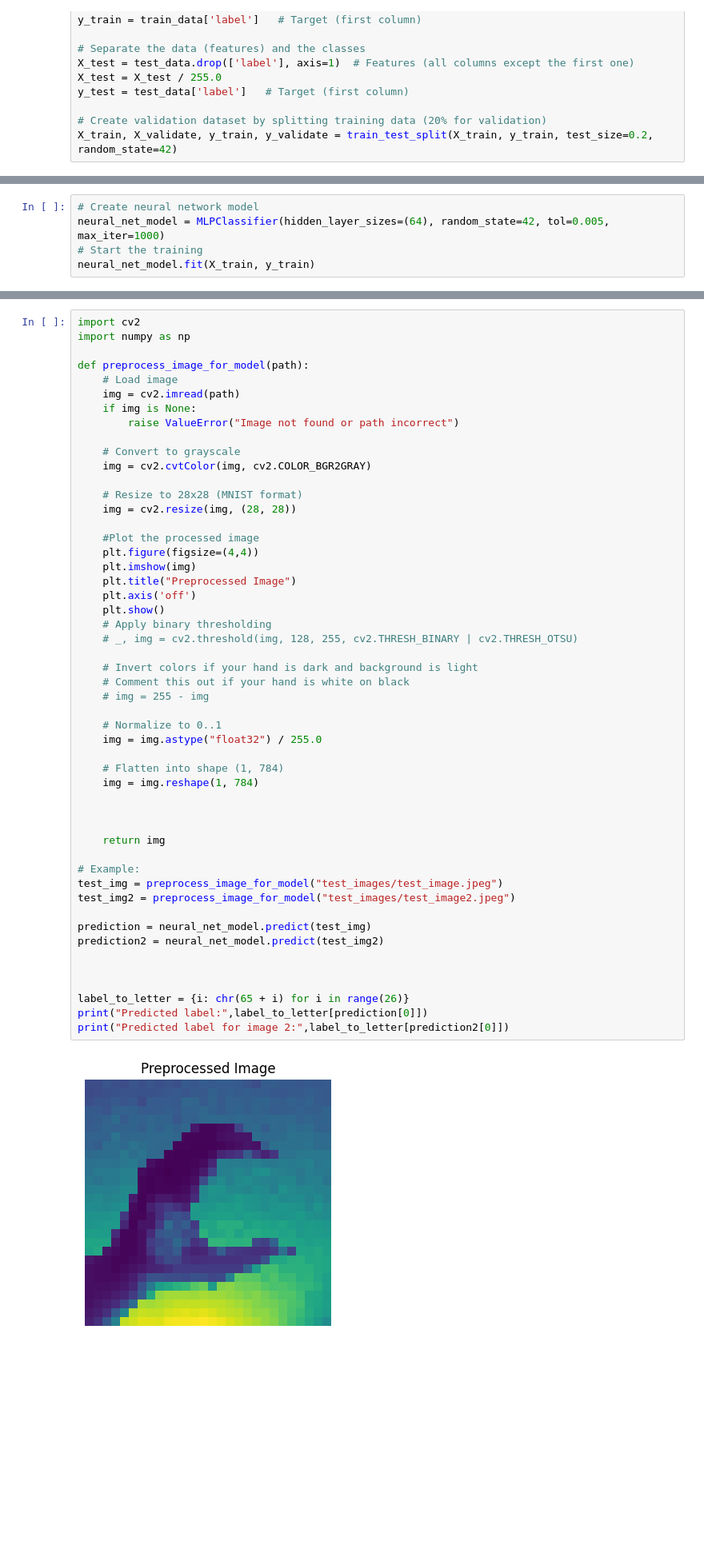
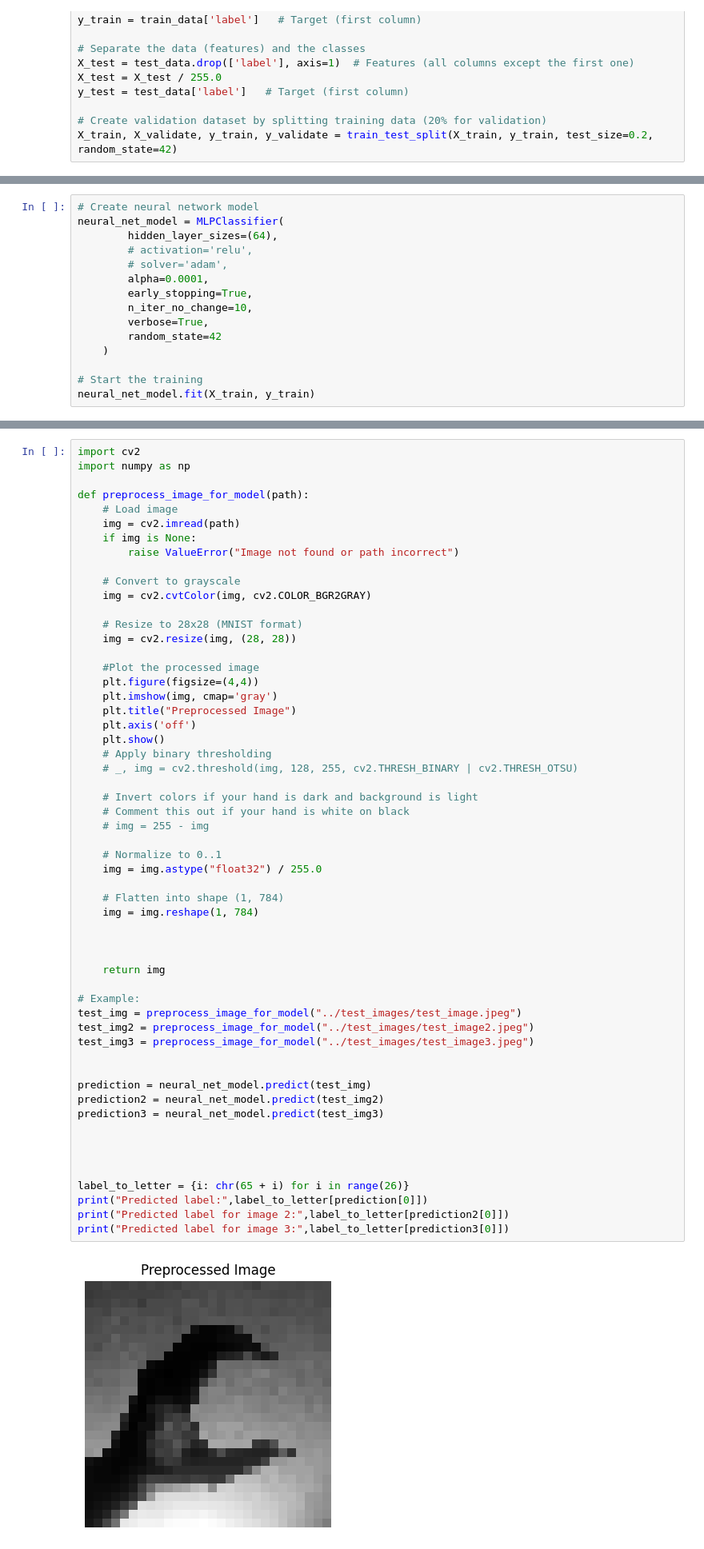
Before and after one commit to eleftheriaa/American-Sign-Language-Detection, a Jupyter notebook: nn/git_MNIST.ipynb, the cells around one changed output, grey strips where cells are left out. Shown: that part at 80% size. Cells and saved outputs as stored; diff of their text form; blank space fills up the shorter version.

Commit message:
changed the main model

```diff
--- a/nn/git_MNIST.ipynb
+++ b/nn/git_MNIST.ipynb
@@ -77,6 +77,16 @@ show_image_by_condition(X_train.to_numpy(), y_train.to_numpy() , numbers=24)
 # %%
 # Create neural network model
-neural_net_model = MLPClassifier(hidden_layer_sizes=(64), random_state=42, tol=0.005, max_iter=1000)
+neural_net_model = MLPClassifier(
+        hidden_layer_sizes=(64),
+        # activation='relu',
+        # solver='adam',
+        alpha=0.0001,
+        early_stopping=True,
+        n_iter_no_change=10,
+        verbose=True,
+        random_state=42
+    )
+
 # Start the training
 neural_net_model.fit(X_train, y_train)
 # %% [output]
@@ -269,38 +302,43 @@ def preprocess_image_for_model(path):
 
     #Plot the processed image
     plt.figure(figsize=(4,4))
-    plt.imshow(img)
+    plt.imshow(img, cmap='gray')
     plt.title("Preprocessed Image")
     plt.axis('off')
     plt.show()
     # Apply binary thresholding
     # _, img = cv2.threshold(img, 128, 255, cv2.THRESH_BINARY | cv2.THRESH_OTSU)
 
     # Invert colors if your hand is dark and background is light
     # Comment this out if your hand is white on black
     # img = 255 - img
 
     # Normalize to 0..1
     img = img.astype("float32") / 255.0
 
     # Flatten into shape (1, 784)
     img = img.reshape(1, 784)
 
 
 
     return img
 
 # Example:
-test_img = preprocess_image_for_model("test_images/test_image.jpeg")
-test_img2 = preprocess_image_for_model("test_images/test_image2.jpeg")
+test_img = preprocess_image_for_model("../test_images/test_image.jpeg")
+test_img2 = preprocess_image_for_model("../test_images/test_image2.jpeg")
+test_img3 = preprocess_image_for_model("../test_images/test_image3.jpeg")
+
 
 prediction = neural_net_model.predict(test_img)
 prediction2 = neural_net_model.predict(test_img2)
+prediction3 = neural_net_model.predict(test_img3)
+
 
 
 
 label_to_letter = {i: chr(65 + i) for i in range(26)}
 print("Predicted label:",label_to_letter[prediction[0]])
 print("Predicted label for image 2:",label_to_letter[prediction2[0]])
+print("Predicted label for image 3:",label_to_letter[prediction3[0]])
 # %% [output]
-[figure, old version]
+[figure, new version]
```
Also changed, not shown: parts of 10 cells of this notebook.
